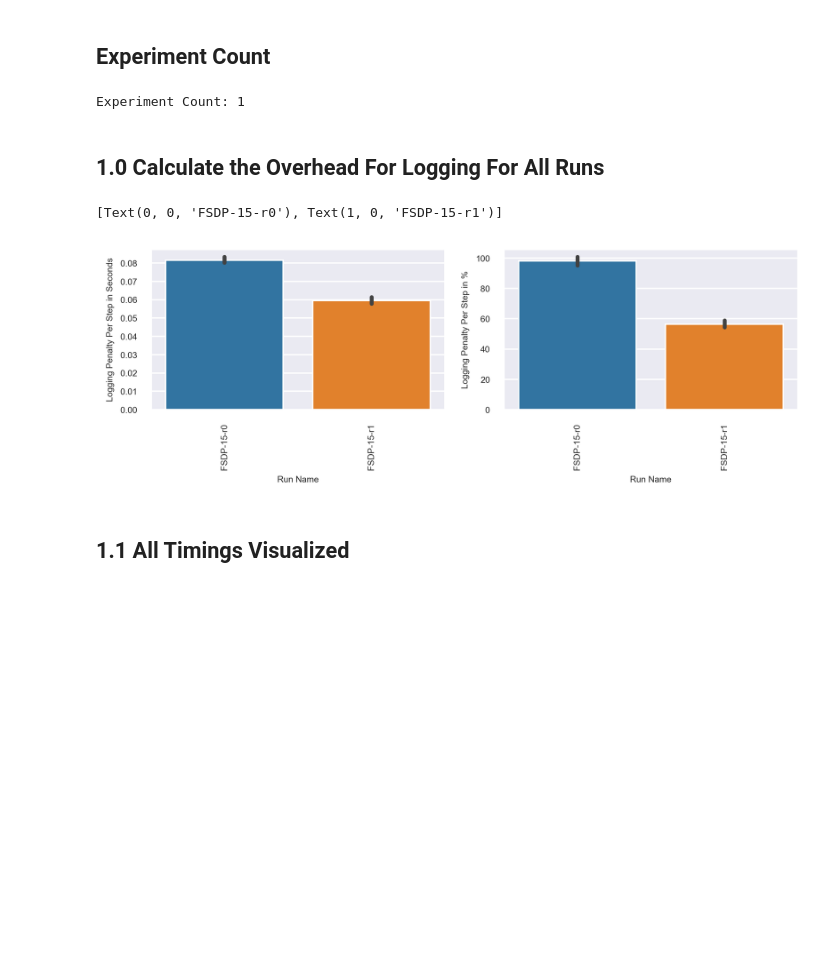
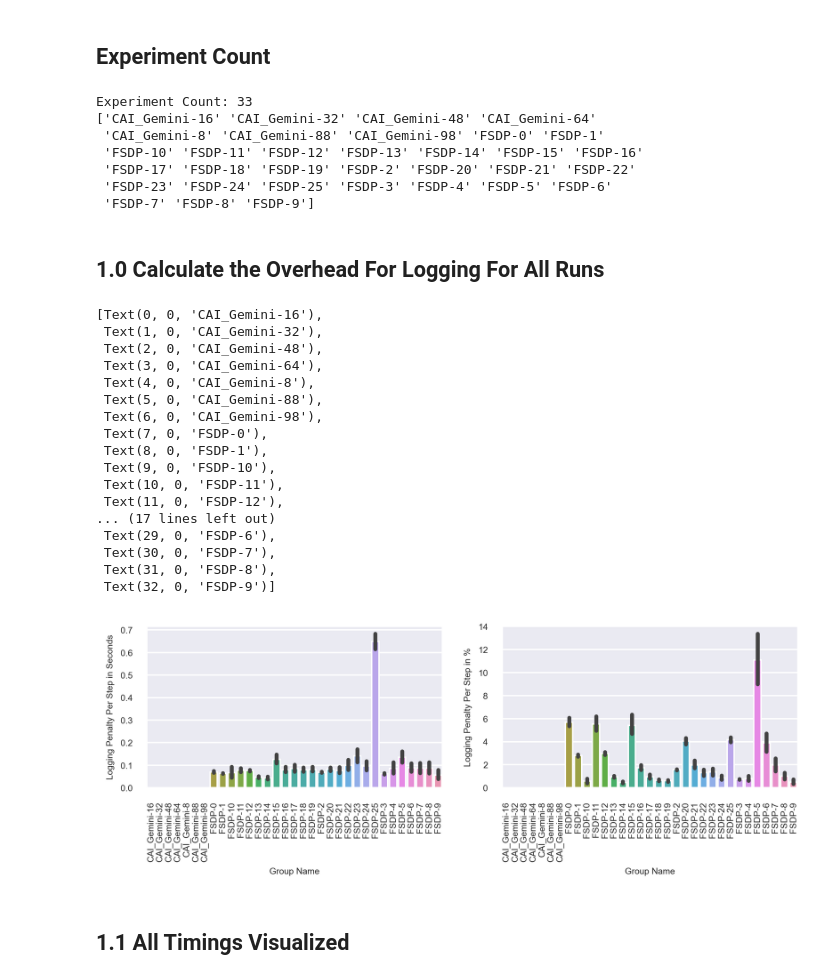
Before and after one commit to cirquit/fsdp-memory-analysis, a Jupyter notebook: 01-fsdp-logging-basic.ipynb, the cells around one changed output. Cells and saved outputs as stored; diff of their text form; code cells hidden in the pictures; blank space fills up the shorter version.

```diff
--- a/01-fsdp-logging-basic.ipynb
+++ b/01-fsdp-logging-basic.ipynb
@@ -19,7 +19,7 @@ sns.set(rc={"figure.dpi":300, 'savefig.dpi':300})
 # %% [markdown]
 ## 0.1 Glue Code To Load Logs
 # %%
-LOG_DIR = ".tb_logs"
+LOG_DIR = "es-04-logs/.tb_logs"
 log_path = Path(os.getcwd()) / Path(LOG_DIR)
 
 def to_group_name(s):
@@ -27,7 +27,10 @@ def to_group_name(s):
     return name[0] + "-" + name[1]
 
 def to_global_rank(s):
-    return s.split("-")[2][1:]
+    if "CAI" in s:
+        return s.split("-")[3][1:]
+    else:
+        return s.split("-")[2][1:]
 
 def get_run_logs(log_path):
     reader = SummaryReader(log_path, extra_columns={"dir_name"}, pivot=True)
@@ -37,12 +40,26 @@ def get_run_logs(log_path):
     config_df = config_df.rename(columns={"dir_name": "run_name"})
     config_df["group_name"] = config_df["run_name"].apply(lambda x: to_group_name(x))
     config_df["global_rank"] = config_df["run_name"].apply(lambda x: to_global_rank(x))
+
     display(config_df)
 
     runs_df = reader.tensors
     runs_df = runs_df.rename(columns={"dir_name": "run_name"})
     runs_df["group_name"] = runs_df["run_name"].apply(lambda x: to_group_name(x))
     runs_df["global_rank"] = runs_df["run_name"].apply(lambda x: to_global_rank(x))
+
+    minibatch_label = "minibatch_size"
+    runs_df[minibatch_label] = "0"
+    for gname in runs_df["group_name"].unique():
+
+        value = config_df.query(f"group_name=='{gname}'")["00_cfg/batch_size"].iloc[0]
+        if isinstance(value,list):
+            minibatch_value = value[0]
+        else:
+            minibatch_value = int(value)
+        runs_df.loc[
+            runs_df.group_name == gname,
+            minibatch_label] = str(minibatch_value)
     return config_df, runs_df
 # %% [markdown]
 ## 0.2 Helper Visualization Functions
@@ -69,6 +86,7 @@ def set_palette(value="default"):
         sns.set(palette=rocket_cmap)
     elif value == "default":
         sns.set(palette=default_palette)
+set_palette("default")
 # %% [markdown]
 ## 0.3 Run Configuration For All Runs
 # %%
@@ -134,42 +189,71 @@ global_step
 ## Experiment Count
 # %%
 print(f"Experiment Count: {len(config_df['group_name'].unique())}")
+print(config_df['group_name'].unique())
 # %% [output]
-Experiment Count: 1
+Experiment Count: 33
+['CAI_Gemini-16' 'CAI_Gemini-32' 'CAI_Gemini-48' 'CAI_Gemini-64'
+ 'CAI_Gemini-8' 'CAI_Gemini-88' 'CAI_Gemini-98' 'FSDP-0' 'FSDP-1'
+ 'FSDP-10' 'FSDP-11' 'FSDP-12' 'FSDP-13' 'FSDP-14' 'FSDP-15' 'FSDP-16'
+ 'FSDP-17' 'FSDP-18' 'FSDP-19' 'FSDP-2' 'FSDP-20' 'FSDP-21' 'FSDP-22'
+ 'FSDP-23' 'FSDP-24' 'FSDP-25' 'FSDP-3' 'FSDP-4' 'FSDP-5' 'FSDP-6'
+ 'FSDP-7' 'FSDP-8' 'FSDP-9']
 # %% [markdown]
 ## 1.0 Calculate the Overhead For Logging For All Runs
 # %%
 runs_df.loc[:, "logging_penalty_per_step_s"] = runs_df["02_timing/actual_step_time_s"] - runs_df["02_timing/calculated_step_time_s"]
 runs_df.loc[:, "logging_penalty_per_step_percent"] = runs_df["logging_penalty_per_step_s"] / runs_df["02_timing/calculated_step_time_s"] * 100
 
-temp_df = runs_df.copy().query("group_name=='FSDP-15'") # or group_name=='FSDP-7' or group_name=='FSDP-8'")
+valid_runs = [
+    #"FSDP-63",
+    #"FSDP-65",
+    "FSDP-8",
+]
+
+temp_df = runs_df.copy()# .query(f"group_name in {valid_runs}")
 
 set_palette()
 set_fontsizes(6,6,8)
 
 fig, ax = plt.subplots(1, 2, figsize=(8,2))
 fig = sns.barplot(
     data=temp_df,
-    x="run_name",
+    x="group_name",
     y="logging_penalty_per_step_s",
     ax=ax[0]
 )
 #ax[0].set_xticks(rotation=90)
 ax[0].set_ylabel("Logging Penalty Per Step in Seconds")
-ax[0].set_xlabel("Run Name")
-ax[0].set_xticklabels(temp_df["run_name"].unique(), rotation=90)
+ax[0].set_xlabel("Group Name")
+ax[0].set_xticklabels(temp_df["group_name"].unique(), rotation=90)
 fig = sns.barplot(
     data=temp_df,
-    x="run_name",
+    x="group_name",
     y="logging_penalty_per_step_percent",
     ax=ax[1]
 )
 ax[1].set_ylabel("Logging Penalty Per Step in %")
-ax[1].set_xlabel("Run Name")
-ax[1].set_xticklabels(temp_df["run_name"].unique(), rotation=90)
+ax[1].set_xlabel("Group Name")
+ax[1].set_xticklabels(temp_df["group_name"].unique(), rotation=90)
 # %% [output]
-[Text(0, 0, 'FSDP-15-r0'), Text(1, 0, 'FSDP-15-r1')]
+[Text(0, 0, 'CAI_Gemini-16'),
+ Text(1, 0, 'CAI_Gemini-32'),
+ Text(2, 0, 'CAI_Gemini-48'),
+ Text(3, 0, 'CAI_Gemini-64'),
+ Text(4, 0, 'CAI_Gemini-8'),
+ Text(5, 0, 'CAI_Gemini-88'),
+ Text(6, 0, 'CAI_Gemini-98'),
+ Text(7, 0, 'FSDP-0'),
+ Text(8, 0, 'FSDP-1'),
+ Text(9, 0, 'FSDP-10'),
+ Text(10, 0, 'FSDP-11'),
+ Text(11, 0, 'FSDP-12'),
+... (17 lines left out)
+ Text(29, 0, 'FSDP-6'),
+ Text(30, 0, 'FSDP-7'),
+ Text(31, 0, 'FSDP-8'),
+ Text(32, 0, 'FSDP-9')]
-[figure, old version]
+[figure, new version]
 # %% [markdown]
 ## 1.1 All Timings Visualized
 # %%
```
Also changed, not shown: parts of 22 cells of this notebook, 20 other files.
